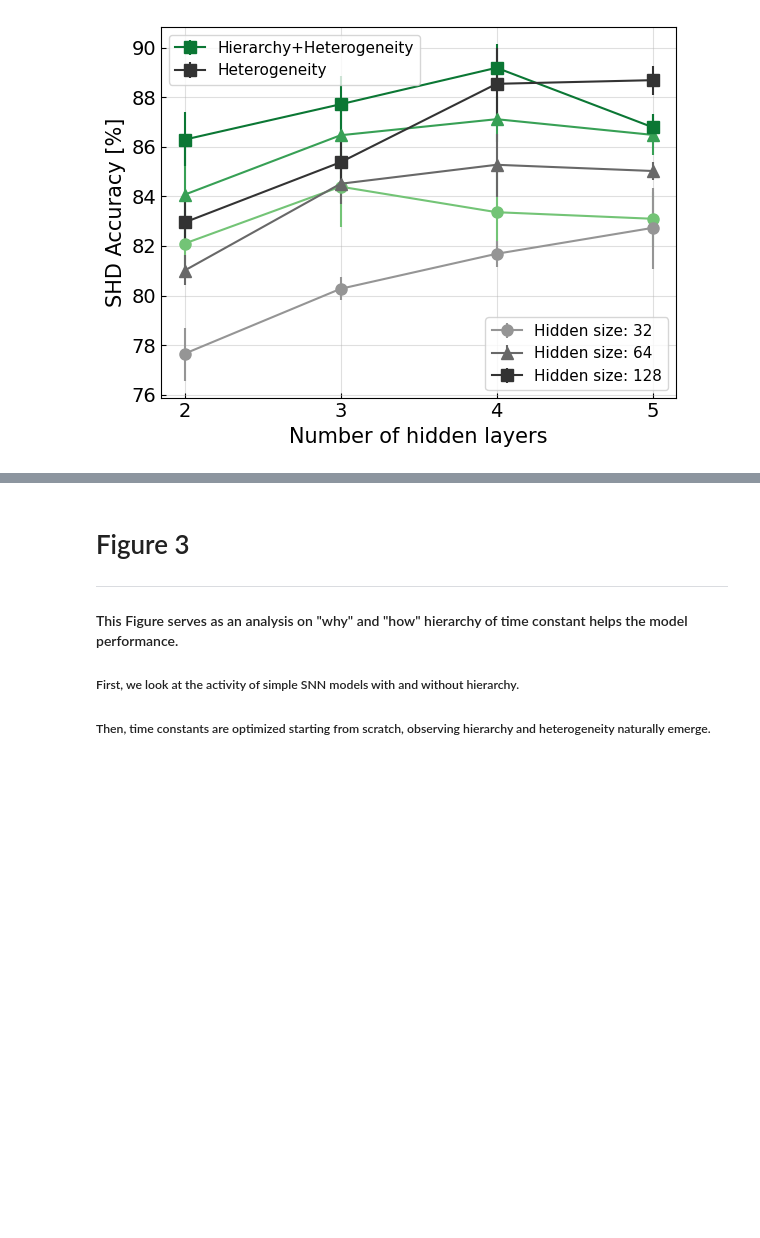
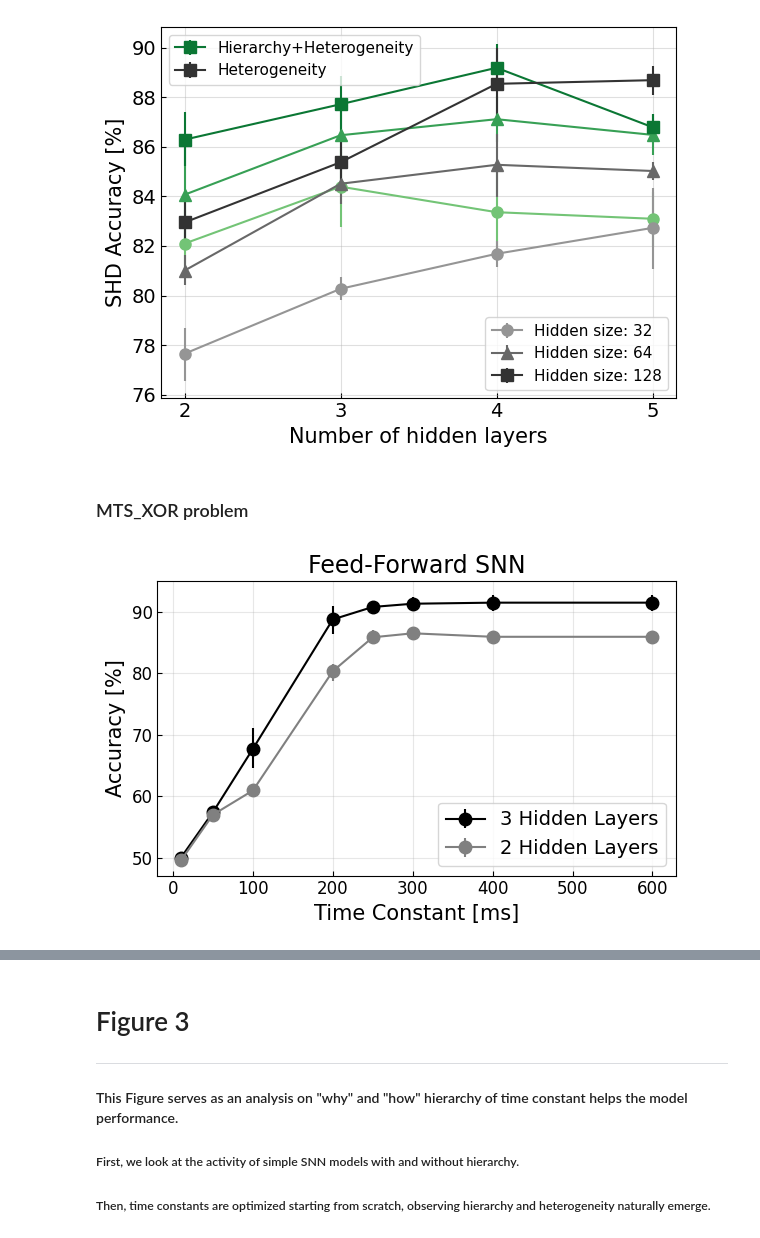
Before and after one commit to EIS-Hub/hSNN, a Jupyter notebook: plotting.ipynb, the cells around one changed output, grey strips where cells are left out. Drawn from its saved outputs; the diff is of its cells as text; code cells hidden in the pictures; blank space fills up the shorter version.

Commit message:
FM: time constant training updated

```diff
--- a/plotting.ipynb
+++ b/plotting.ipynb
@@ -307,3 +307,58 @@ plt.tight_layout()
 # fig.savefig( os.path.join( os.getcwd(), 'results/Sweep_n_layers.pdf' ), dpi=300, transparent=True )
 # %% [output]
 [figure]
+# %% [markdown]
+### MTS_XOR problem
+# %%
+### time constant sweep
+# load file
+import os
+import numpy as np
+import pandas as pd
+import matplotlib.pyplot as plt
+file_dir = '/Users/filippomoro/Documents/hsnn/results'
+file_name = os.path.join( file_dir, 'Sweep_mtsxor_wandb_export_2024-04-25T14_46_41.105+02_00.csv' )
+df_origin = pd.read_csv( file_name, delimiter=',' )
+
+
+#####################################
+### select the feed-forward LIF model
+df = df_origin[df_origin['experiment_name']=='hsnn_MTS_XOR_tau_mem'][ df_origin['n_layers']==4 ]
+df3 = df_origin[df_origin['experiment_name']=='hsnn_MTS_XOR_tau_mem'][ df_origin['n_layers']==3 ]
+
+tau_mem_list = np.sort( list( set( list(df['tau_mem'] ) ) ) )
+# With Heterogeneity of Time constant
+mean_acc_tau_mem = np.array( [ df['Test Acc'][df['tau_mem']==tau][df['distrib_tau']=='normal'].mean() for tau in tau_mem_list] )
+max_acc_tau_mem = np.array( [ df['Test Acc'][df['tau_mem']==tau][df['distrib_tau']=='normal'].quantile(0.85) for tau in tau_mem_list] )
+min_acc_tau_mem = np.array( [ df['Test Acc'][df['tau_mem']==tau][df['distrib_tau']=='normal'].quantile(0.15) for tau in tau_mem_list] )
+# With Homogeneity of Time constant
+mean_acc_tau_mem_3 = np.array( [ df3['Test Acc'][df3['tau_mem']==tau][df3['distrib_tau']=='normal'].mean() for tau in tau_mem_list] )
+max_acc_tau_mem_3 = np.array( [ df3['Test Acc'][df3['tau_mem']==tau][df3['distrib_tau']=='normal'].quantile(0.85) for tau in tau_mem_list] )
+min_acc_tau_mem_3 = np.array( [ df3['Test Acc'][df3['tau_mem']==tau][df3['distrib_tau']=='normal'].quantile(0.15) for tau in tau_mem_list] )
+
+fig, ax = plt.subplots( figsize=(6,4) )
+# With Heterogeneity of Time constant
+# ax.plot( tau_mem_list*1e3, mean_acc_tau_mem, color='k', marker='o', ms=9, label=r'Heterogeneous $\tau$' )
+# ax.fill_between( tau_mem_list*1e3, min_acc_tau_mem, max_acc_tau_mem, color='k', alpha=0.2 )
+yerr_list = [mean_acc_tau_mem-min_acc_tau_mem, max_acc_tau_mem-mean_acc_tau_mem]
+hierarchy_plot = ax.errorbar( tau_mem_list*1e3, mean_acc_tau_mem, yerr=yerr_list,
+                color='k', marker='o', ms=9,
+                label=r'3 Hidden Layers')
+# With Homogeneity of Time constant
+# ax.plot( tau_mem_list*1e3, mean_acc_tau_mem_hom, color='gray', marker='^', ms=9, label=r'Homogeneous $\tau$' )
+# ax.fill_between( tau_mem_list*1e3, min_acc_tau_mem_hom, max_acc_tau_mem_hom, color='gray', alpha=0.1 )
+# yerr_list = [mean_acc_tau_mem_hom-min_acc_tau_mem_hom, max_acc_tau_mem_hom-mean_acc_tau_mem_hom]
+yerr_list = [mean_acc_tau_mem_3-min_acc_tau_mem_3, max_acc_tau_mem_3-mean_acc_tau_mem_3]
+hierarchy_plot = ax.errorbar( tau_mem_list*1e3, mean_acc_tau_mem_3, yerr=yerr_list,
+                color='gray', marker='o', ms=9,
+                label=r'2 Hidden Layers')
+# plot setting
+ax.set_title( 'Feed-Forward SNN', size=17 )
+ax.set_xlabel('Time Constant [ms]', size=15); ax.set_ylabel('Accuracy [%]', size=15)
+ax.tick_params( direction='in', labelsize=12 )
+ax.legend(prop={'size':14})
+ax.grid(alpha=0.3)
+plt.tight_layout()
+# fig.savefig( os.path.join( os.getcwd(), 'results/Tau_mem_sweep.pdf' ), dpi=300, transparent=True )
+# %% [output]
+[figure, added]
```
Also changed, not shown: parts of 1 cell of this notebook, 4 other files.
